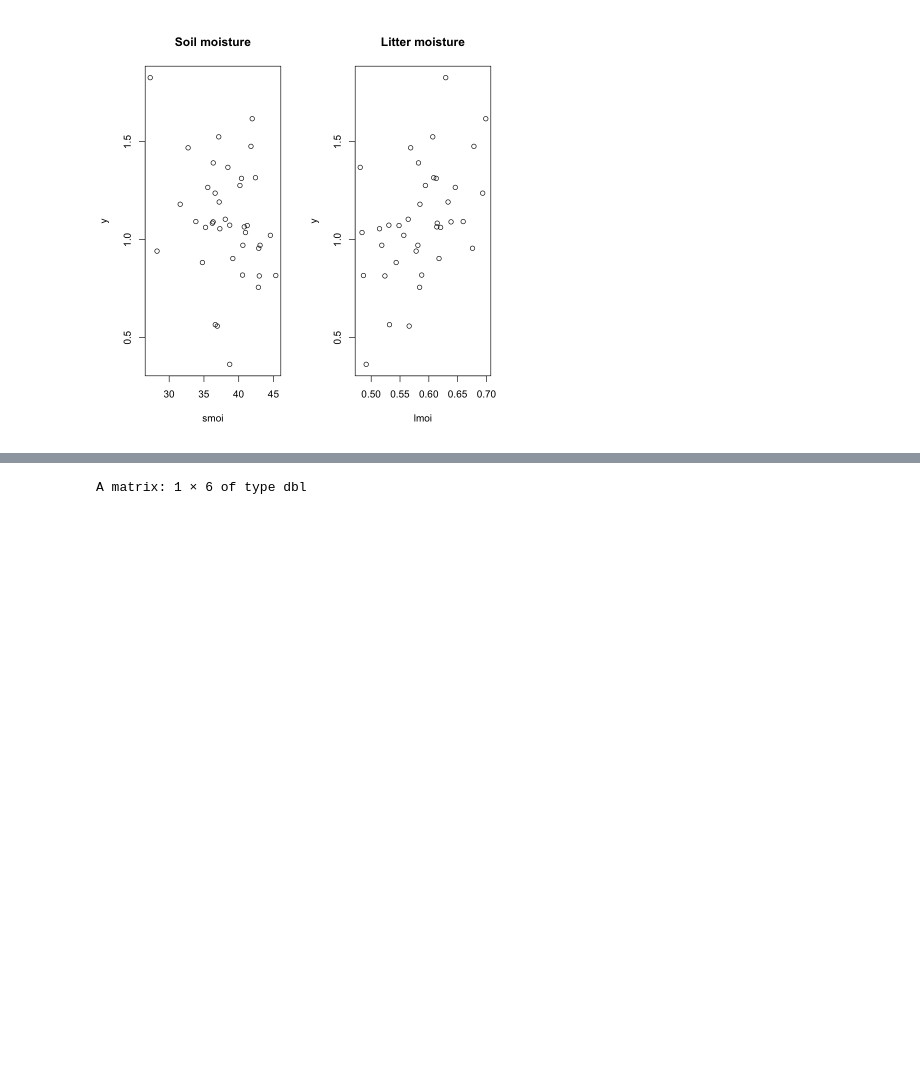
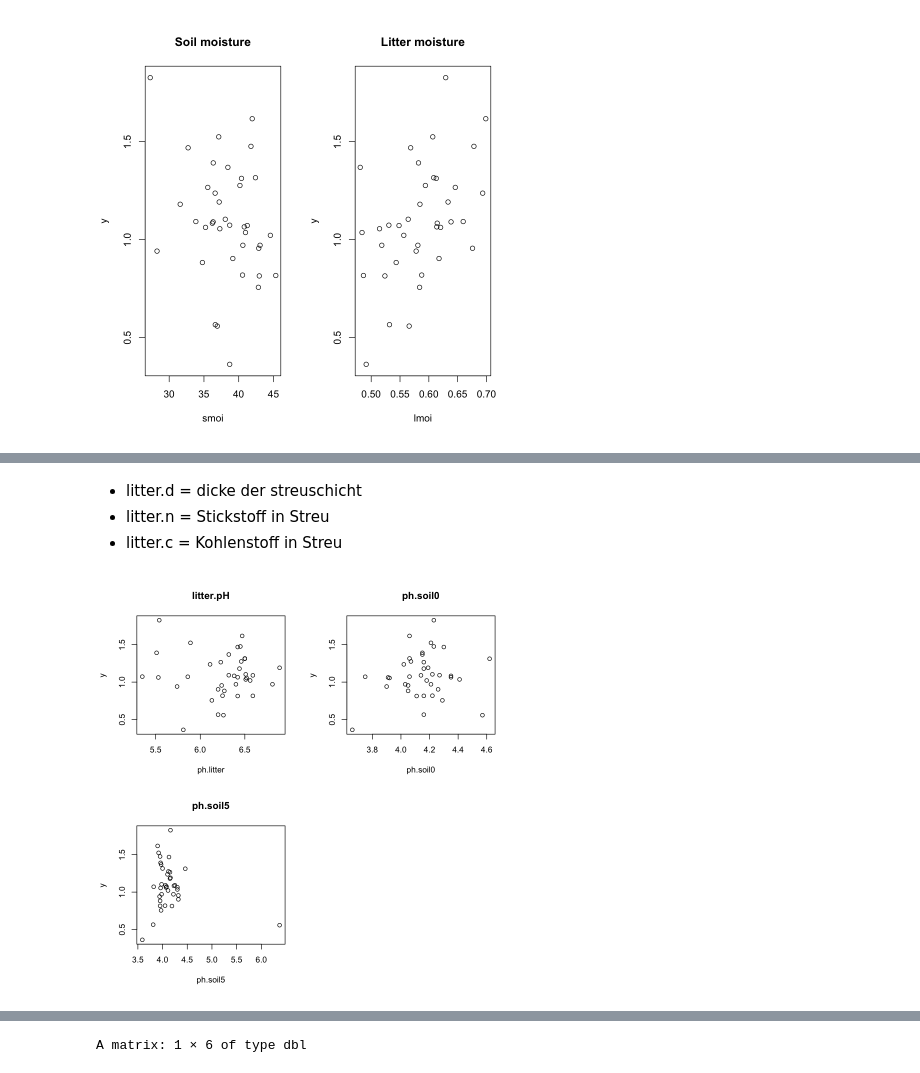
Before and after one commit to anshkhubchandani/statistik, a Jupyter notebook: projekt10.ipynb, the cells around one changed output, grey strips where cells are left out. Drawn from its saved outputs; the diff is of its cells as text; code cells hidden in the pictures; blank space fills up the shorter version.

```diff
--- a/projekt10.ipynb
+++ b/projekt10.ipynb
@@ -148,0 +178,12 @@ plot(y ~ lmoi, hainich.data, main="Litter moisture")
+# %% [markdown]
+- litter.d = dicke der streuschicht
+- litter.n = Stickstoff in Streu
+- litter.c = Kohlenstoff in Streu
+# %%
+#-pH-Wert
+par(mfrow = c(2, 2))
+plot(y ~ ph.litter, hainich.data, main="litter.pH")
+plot(y ~ ph.soil0, hainich.data, main="ph.soil0")
+plot(y ~ ph.soil5, hainich.data, main="ph.soil5")
+# %% [output]
+[figure, added]
```
Also changed, not shown: parts of 10 cells of this notebook.
